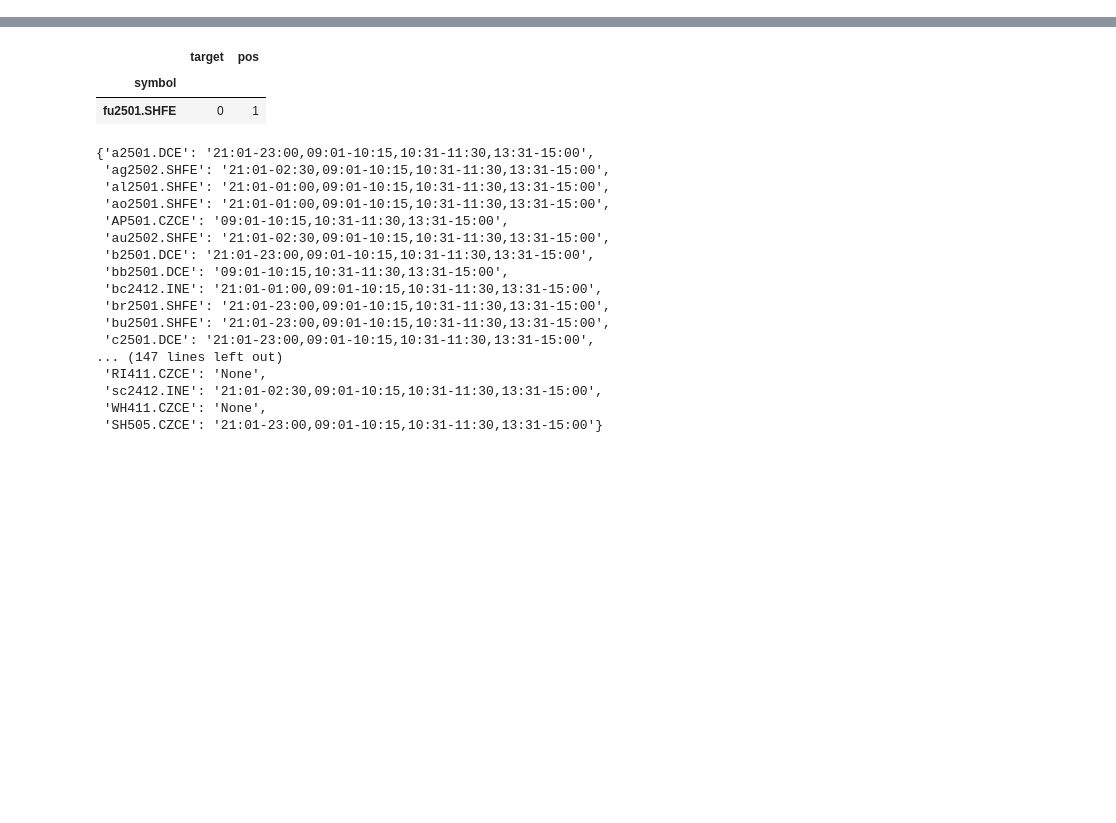
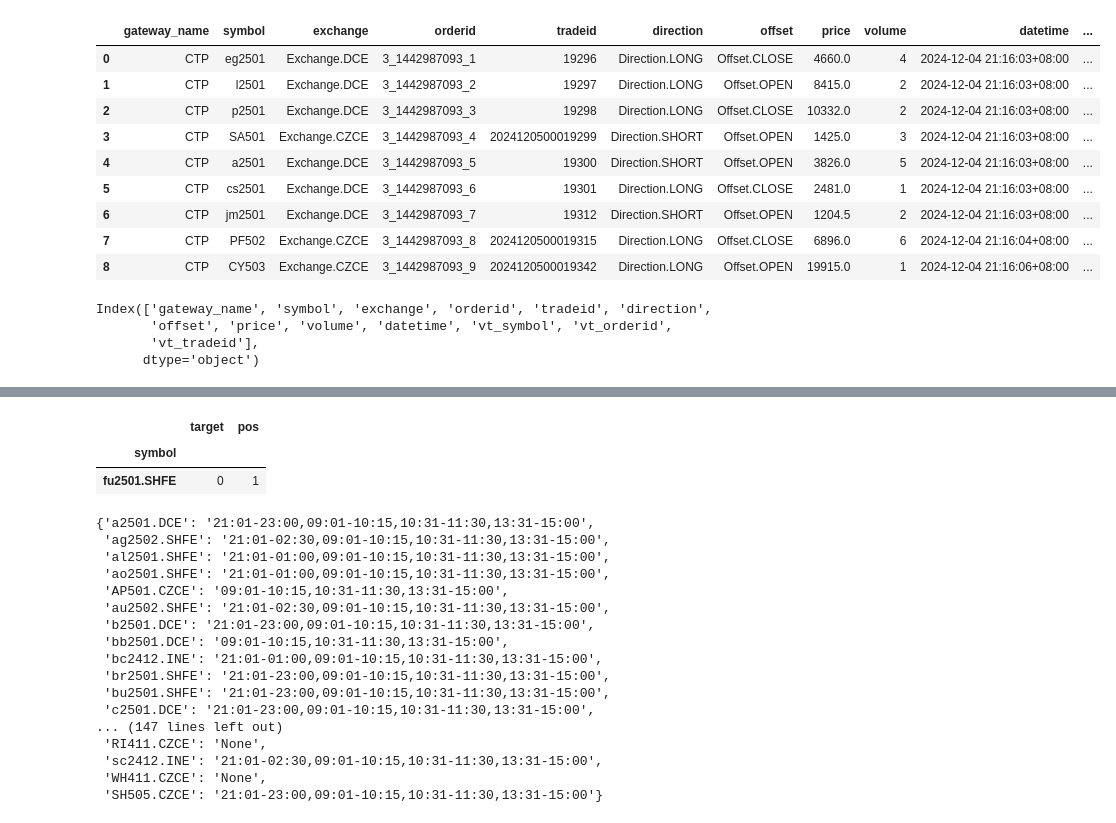
Before and after one commit to EvanZhu2000/vnpy, a Jupyter notebook: vnpy_self/test.ipynb, the cells around one changed output, grey strips where cells are left out. Cells and saved outputs as stored; diff of their text form; code cells hidden in the pictures; blank space fills up the shorter version.

```diff
--- a/vnpy_self/test.ipynb
+++ b/vnpy_self/test.ipynb
@@ -0,0 +1,35 @@
+# %%
+from time import sleep
+
+from vnpy.event import EventEngine
+from vnpy.trader.engine import MainEngine
+from vnpy_ctp import CtpGateway
+from vnpy_self.ctp_setting import *
+import pandas as pd
+
+ctp_setting = ctp_map("uat")
+
+event_engine = EventEngine()
+main_engine = MainEngine(event_engine)
+main_engine.add_gateway(CtpGateway)
+main_engine.write_log("主引擎创建成功")
+main_engine.connect(ctp_setting, "CTP")
+main_engine.write_log("连接CTP接口")
+omsEngine = main_engine.get_engine('oms')
+while(1):
+    tmp = omsEngine.get_all_trades()
+    if tmp is not None and len(tmp) != 0:
+        break;
+
+qwe1 = pd.DataFrame([x.__dict__ for x in tmp])
+print(qwe1)
+
+while(1):
+    tmp = omsEngine.get_all_orders()
+    if tmp is not None and len(tmp) != 0:
+        break;
+
+qwe2 = pd.DataFrame([x.__dict__ for x in tmp])
+print(qwe2)
+
+main_engine.close()
@@ -0,0 +54,21 @@
+# %%
+qwe1
+# %% [output]
+|  | gateway_name | symbol | exchange | orderid | tradeid | direction | offset | price | volume | datetime | ... |
+| 0 | CTP | eg2501 | Exchange.DCE | 3_1442987093_1 | 19296 | Direction.LONG | Offset.CLOSE | 4660.0 | 4 | 2024-12-04 21:16:03+08:00 | ... |
+| 1 | CTP | l2501 | Exchange.DCE | 3_1442987093_2 | 19297 | Direction.LONG | Offset.OPEN | 8415.0 | 2 | 2024-12-04 21:16:03+08:00 | ... |
+| 2 | CTP | p2501 | Exchange.DCE | 3_1442987093_3 | 19298 | Direction.LONG | Offset.CLOSE | 10332.0 | 2 | 2024-12-04 21:16:03+08:00 | ... |
+| 3 | CTP | SA501 | Exchange.CZCE | 3_1442987093_4 | 2024120500019299 | Direction.SHORT | Offset.OPEN | 1425.0 | 3 | 2024-12-04 21:16:03+08:00 | ... |
+| 4 | CTP | a2501 | Exchange.DCE | 3_1442987093_5 | 19300 | Direction.SHORT | Offset.OPEN | 3826.0 | 5 | 2024-12-04 21:16:03+08:00 | ... |
+| 5 | CTP | cs2501 | Exchange.DCE | 3_1442987093_6 | 19301 | Direction.LONG | Offset.CLOSE | 2481.0 | 1 | 2024-12-04 21:16:03+08:00 | ... |
+| 6 | CTP | jm2501 | Exchange.DCE | 3_1442987093_7 | 19312 | Direction.SHORT | Offset.OPEN | 1204.5 | 2 | 2024-12-04 21:16:03+08:00 | ... |
+| 7 | CTP | PF502 | Exchange.CZCE | 3_1442987093_8 | 2024120500019315 | Direction.LONG | Offset.CLOSE | 6896.0 | 6 | 2024-12-04 21:16:04+08:00 | ... |
+| 8 | CTP | CY503 | Exchange.CZCE | 3_1442987093_9 | 2024120500019342 | Direction.LONG | Offset.OPEN | 19915.0 | 1 | 2024-12-04 21:16:06+08:00 | ... |
+# %%
+qwe1.columns
+# there are no transaction fee,
+# %% [output]
+Index(['gateway_name', 'symbol', 'exchange', 'orderid', 'tradeid', 'direction',
+       'offset', 'price', 'volume', 'datetime', 'vt_symbol', 'vt_orderid',
+       'vt_tradeid'],
+      dtype='object')
```
Also changed, not shown: parts of 3 cells of this notebook.
